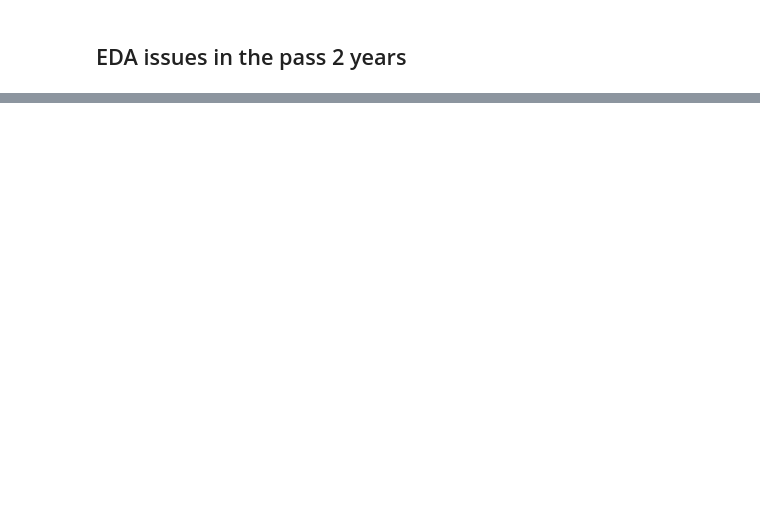
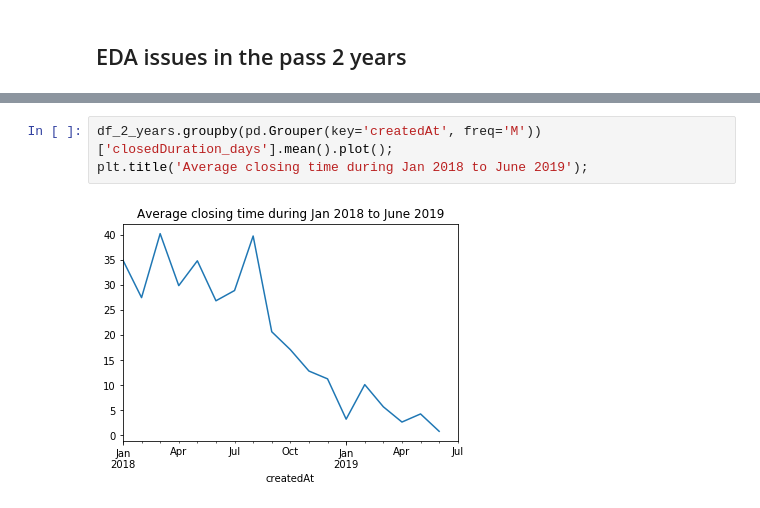
Before and after one commit to nongnoochr/github_js_testing_frameworks, a Jupyter notebook: EDA_repo_issues_jest.ipynb, the cells around one changed output, grey strips where cells are left out. Drawn from its saved outputs; the diff is of its cells as text; blank space fills up the shorter version.

```diff
--- a/EDA_repo_issues_jest.ipynb
+++ b/EDA_repo_issues_jest.ipynb
@@ -513,0 +579,5 @@ plt.axis("off");
+# %%
+df_2_years.groupby(pd.Grouper(key='createdAt', freq='M'))['closedDuration_days'].mean().plot();
+plt.title('Average closing time during Jan 2018 to June 2019');
+# %% [output]
+[figure, added]
```
Also changed, not shown: parts of 32 cells of this notebook, 2 other files.
